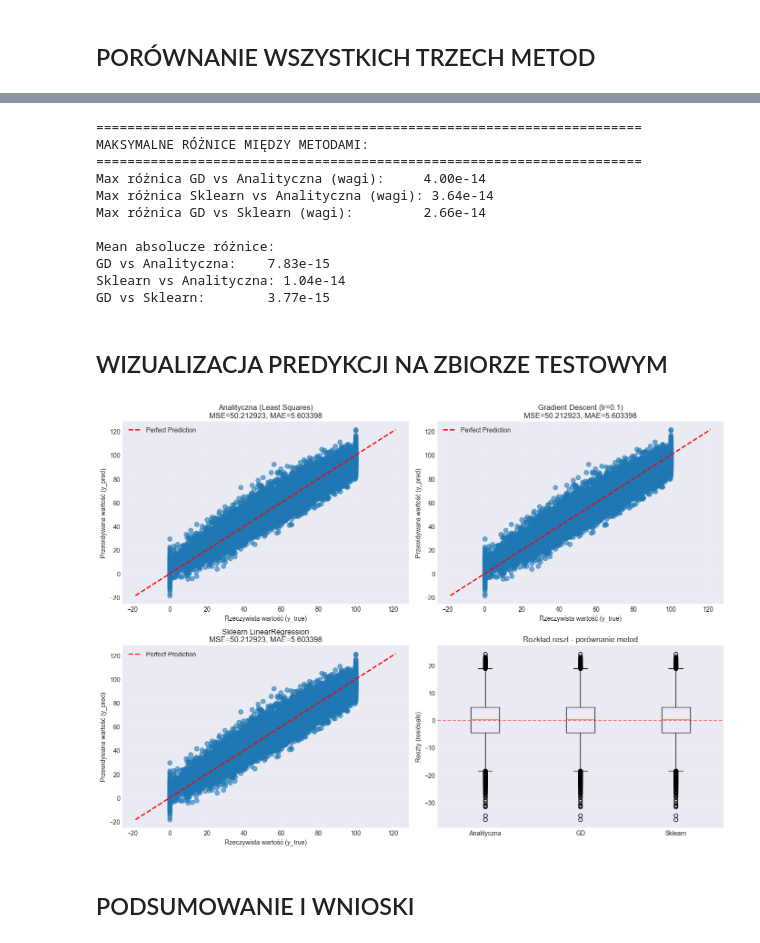
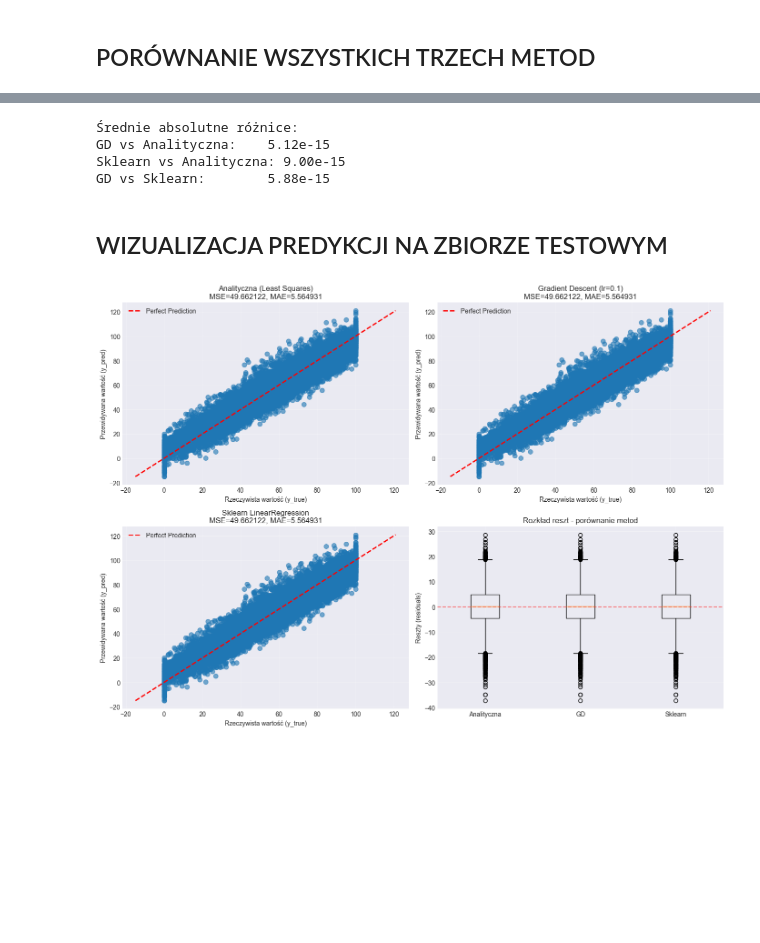
Before and after one commit to PPiotr491/MSiD, a Jupyter notebook: Lista2/sleep_health_prediciton_models.ipynb, the cells around one changed output, grey strips where cells are left out. Cells and saved outputs as stored; diff of their text form; code cells hidden in the pictures; blank space fills up the shorter version.

```diff
--- a/Lista2/sleep_health_prediciton_models.ipynb
+++ b/Lista2/sleep_health_prediciton_models.ipynb
@@ -667,0 +634,9 @@ X_train: mean = [ 7.86926080e-17 -4.13891144e-17 -1.50723878e-16], std = [1. 1.
+# %%
+model_sklearn = LinearRegression()
+model_sklearn.fit(X_train_reg, y_train_reg)
+
+intercept_sklearn_unscaled = model_sklearn.intercept_
+coef_sklearn_unscaled = model_sklearn.coef_
+
+print(f"Intercept: {intercept_sklearn_unscaled:.6f}")
+print(f"Wagi: {coef_sklearn_unscaled[:].round(5)}")
@@ -667,0 +651,12 @@ X_train: mean = [ 7.86926080e-17 -4.13891144e-17 -1.50723878e-16], std = [1. 1.
+# %%
+scaler_reg = StandardScaler()
+X_train_reg_scaled = scaler_reg.fit_transform(X_train_reg)
+X_test_reg_scaled = scaler_reg.fit_transform(X_test_reg)
+
+# X_train_reg_scaled = X_train_reg
+# X_test_reg_scaled = X_test_reg
+
+scaled_df = pd.DataFrame(X_train_reg_scaled, columns=X_train_reg.columns)
+
+print(f"\nPo standaryzacji:")
+scaled_df.describe().round(3)
@@ -682,11 +691,8 @@ def fit_linear_regression_analytical(X, y):
 
     return w  # w[0] to bias, w[1:] to coefficients
 
-print("Trenowanie modelu - metoda analityczna")
-w_analytical = fit_linear_regression_analytical(X_train_reg_scaled, y_train_reg)
-
-intercept_analytical = w_analytical[0]
-coef_analytical = w_analytical[1:]
-
-print(f"Intercept: {intercept_analytical:.6f}")
-print(f"Wagi: {coef_analytical[:5]}")
+def predict_linear(X, w):
+    """Przyjmuje wartości X i wagi w tych wartości"""
+    n_samples = X.shape[0]
+    X_with_bias = np.column_stack([np.ones(n_samples), X])
+    return X_with_bias @ w
@@ -697,10 +715,4 @@ Wagi (pierwsze 5): [ 0.16469261 -0.01794245  0.16035555  0.76573478  0.02473055]
 # %%
-def predict_linear(X, w):
-    """Predykcja dla modelu wytrenowanego metodą analityczną."""
-    n_samples = X.shape[0]
-    X_with_bias = np.column_stack([np.ones(n_samples), X])
-    return X_with_bias @ w
-
 y_train_pred_analytical = predict_linear(X_train_reg_scaled, w_analytical)
 y_test_pred_analytical = predict_linear(X_test_reg_scaled, w_analytical)
 
@@ -935,33 +931,17 @@ sleep_latency_mins             0.9334529855         0.9334529855         0.93345
 # %%
-# Oblicz maksymalne różnice
-print("\n" + "="*70)
-print("MAKSYMALNE RÓŻNICE MIĘDZY METODAMI:")
-print("="*70)
+diff_gd_analytical = np.abs(coef_gd - coef_analytical)
+diff_sklearn_analytical = np.abs(coef_sklearn_scaled - coef_analytical)
+diff_gd_sklearn = np.abs(coef_gd - coef_sklearn_scaled)
 
-diff_gd_analytical = np.abs(coef_gd - coef_analytical)
-diff_sklearn_analytical = np.abs(coef_sklearn - coef_analytical)
-diff_gd_sklearn = np.abs(coef_gd - coef_sklearn)
-
-print(f"Max różnica GD vs Analityczna (wagi):     {diff_gd_analytical.max():.2e}")
-print(f"Max różnica Sklearn vs Analityczna (wagi): {diff_sklearn_analytical.max():.2e}")
-print(f"Max różnica GD vs Sklearn (wagi):         {diff_gd_sklearn.max():.2e}")
-
-print(f"\nMean absolucze różnice:")
+print(f"\nŚrednie absolutne różnice:")
 print(f"GD vs Analityczna:    {diff_gd_analytical.mean():.2e}")
 print(f"Sklearn vs Analityczna: {diff_sklearn_analytical.mean():.2e}")
 print(f"GD vs Sklearn:        {diff_gd_sklearn.mean():.2e}")
 # %% [output]
-======================================================================
-MAKSYMALNE RÓŻNICE MIĘDZY METODAMI:
-======================================================================
-Max różnica GD vs Analityczna (wagi):     4.00e-14
-Max różnica Sklearn vs Analityczna (wagi): 3.64e-14
-Max różnica GD vs Sklearn (wagi):         2.66e-14
-
-Mean absolucze różnice:
-GD vs Analityczna:    7.83e-15
-Sklearn vs Analityczna: 1.04e-14
-GD vs Sklearn:        3.77e-15
+Średnie absolutne różnice:
+GD vs Analityczna:    5.12e-15
+Sklearn vs Analityczna: 9.00e-15
+GD vs Sklearn:        5.88e-15
 # %% [markdown]
 ## WIZUALIZACJA PREDYKCJI NA ZBIORZE TESTOWYM
 # %%
@@ -981,34 +961,32 @@ for idx, (method_name, y_pred) in enumerate(methods):
     # Idealna prosta y=x
     min_val = min(y_test_reg.min(), y_pred.min())
     max_val = max(y_test_reg.max(), y_pred.max())
     ax.plot([min_val, max_val], [min_val, max_val], 'r--', label='Perfect Prediction', linewidth=2)
 
     test_mse = mse(y_test_reg, y_pred)
     test_mae = mae(y_test_reg, y_pred)
 
     ax.set_xlabel("Rzeczywista wartość (y_true)")
     ax.set_ylabel("Przewidywana wartość (y_pred)")
     ax.set_title(f"{method_name}\nMSE={test_mse:.6f}, MAE={test_mae:.6f}")
     ax.legend()
     ax.grid(True, alpha=0.3)
 
 # Czwarty subplot: porównanie reszt
 ax = axes[1, 1]
 
 residuals_analytical = y_test_reg - y_test_pred_analytical
 residuals_gd = y_test_reg - y_test_pred_gd
 residuals_sklearn = y_test_reg - y_test_pred_sklearn
 
 ax.boxplot([residuals_analytical, residuals_gd, residuals_sklearn],
-           labels=['Analityczna', 'GD', 'Sklearn'])
+           tick_labels=['Analityczna', 'GD', 'Sklearn'])
 ax.axhline(0, color='r', linestyle='--', alpha=0.5)
 ax.set_ylabel("Reszty (residuals)")
 ax.set_title("Rozkład reszt - porównanie metod")
 ax.grid(True, alpha=0.3)
 
 plt.tight_layout()
 plt.show()
 # %% [output]
-[figure, old version]
+[figure, new version]
-# %% [markdown]
-## PODSUMOWANIE I WNIOSKI
```
Also changed, not shown: parts of 35 cells of this notebook.
